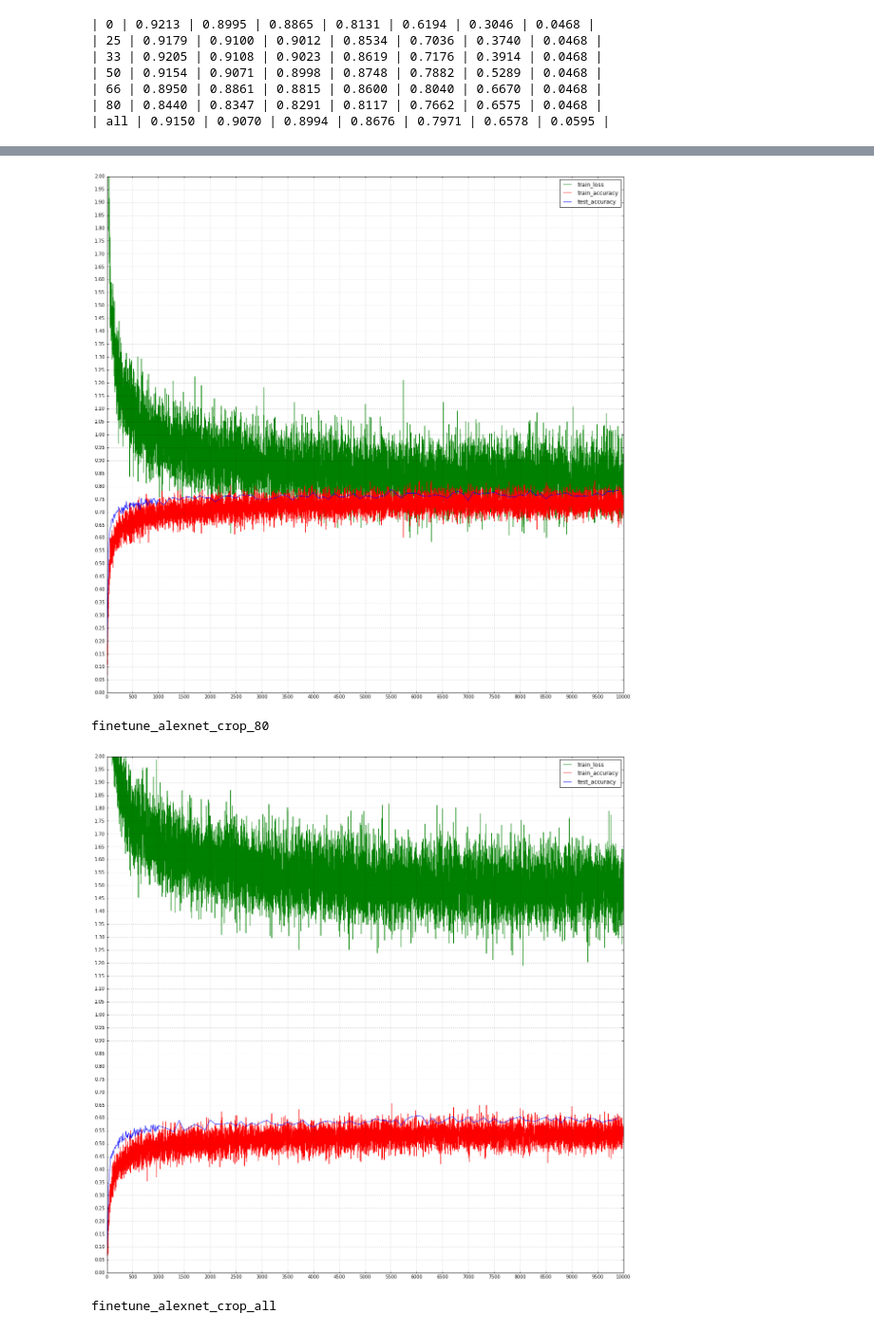
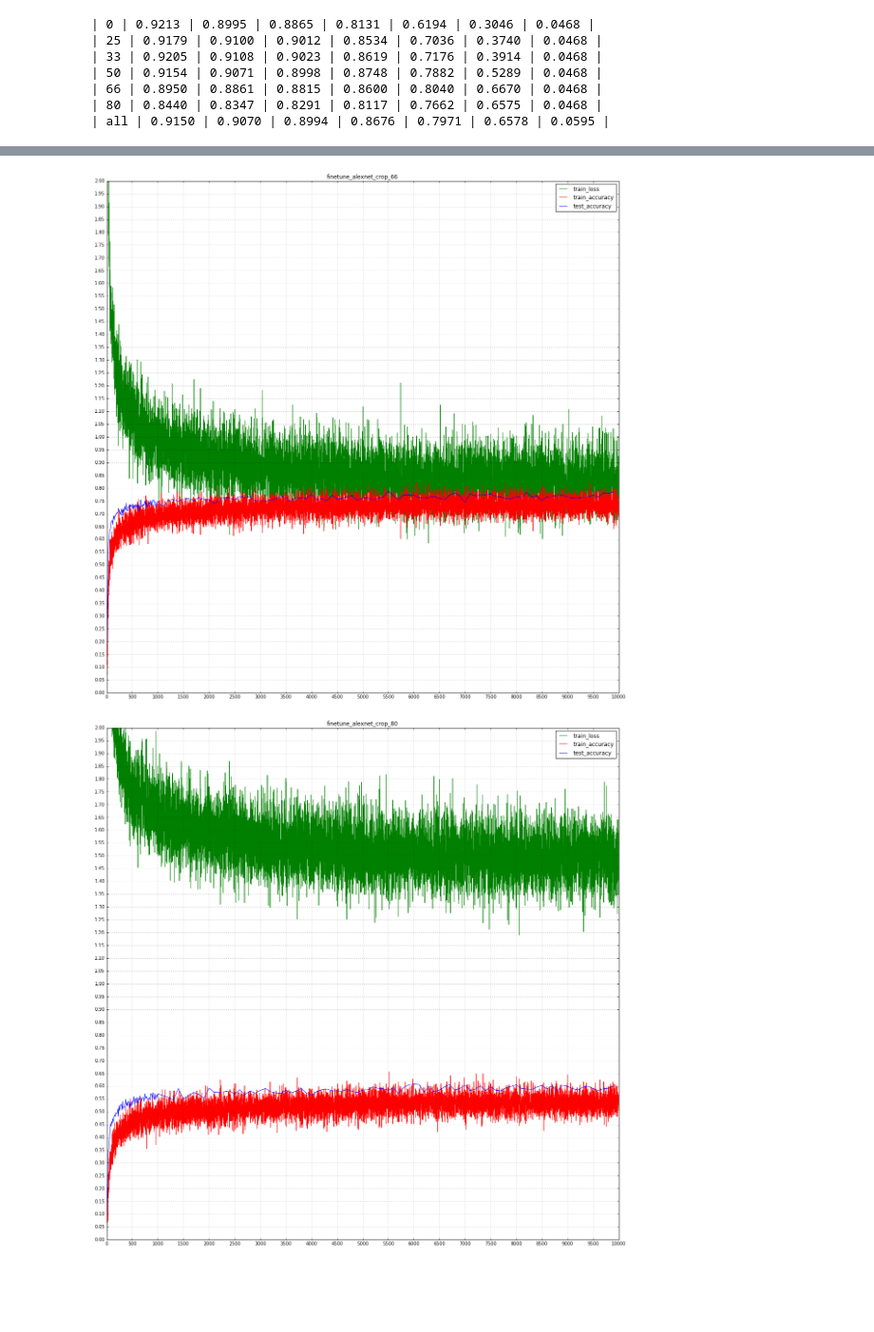
Before and after one commit to Definiter/occlusion-project, a Jupyter notebook: src/visualization.ipynb, the cells around one changed output, grey strips where cells are left out. Shown at 95% size. Drawn from its saved outputs; the diff is of its cells as text; code cells hidden in the pictures; blank space fills up the shorter version.

```diff
--- a/src/visualization.ipynb
+++ b/src/visualization.ipynb
@@ -124,8 +130,7 @@ for i, accuracy in enumerate(accuracies):
 | 80 | 0.8440 | 0.8347 | 0.8291 | 0.8117 | 0.7662 | 0.6575 | 0.0468 |
 | all | 0.9150 | 0.9070 | 0.8994 | 0.8676 | 0.7971 | 0.6578 | 0.0595 |
 # %%
-# Visualize the fine tuning process.
-# Result visualization.
+# Fine tuning visualization.
 from constant import *
 import sys
 import numpy as np
@@ -135,36 +140,42 @@ import cPickle
 %matplotlib inline
 
 plt.rcParams['figure.figsize'] = (20, 20)
-for model_folder in os.listdir(imagenet_root + 'model/'):
-    if model_folder.find('finetune_alexnet') == -1:
-        continue
-    with open('{}model/{}/train_loss.pickle'.format(imagenet_root, model_folder)) as f:
-        train_loss = cPickle.load(f)
-    with open('{}model/{}/train_accuracy.pickle'.format(imagenet_root, model_folder)) as f:
-        train_accuracy = cPickle.load(f)
-    with open('{}model/{}/test_accuracy.pickle'.format(imagenet_root, model_folder)) as f:
-        test_accuracy = cPickle.load(f)
-    keys = sorted(test_accuracy.keys())
-    values = [test_accuracy[key] for key in keys]
-    print model_folder
 
-    # Curves.
-    plt.plot(train_loss, zorder = 0, color = 'g')
-    plt.plot(train_accuracy, zorder = 1, color = 'r')
-    plt.plot(keys, values, zorder = 2, color = 'b')
-    plt.legend(['train_loss', 'train_accuracy', 'test_accuracy'], loc='upper right')
+net_names = ['0', '25', '33', '50', '66', '80', 'all']
+crop_strs = ['crop', 'nocrop']
 
-    # Grid.
-    ax = plt.gca()
-    ax.set_xlim([0, 10000])
-    ax.set_ylim([0, 2])
-    ax.set_xticks(np.arange(0, 10500, 500))
-    ax.set_xticks(np.arange(0, 10500, 500), minor=True)
-    ax.set_yticks(np.arange(0, 2.05, 0.05))
-    ax.set_yticks(np.arange(0, 2.05, 0.05), minor=True)
-    ax.grid(which='both')
-    ax.grid(which='minor', alpha=0.2)
-    ax.grid(which='major', alpha=0.5)
+for crop_str in crop_strs:
+    for net_name in net_names:
+        with open('{}finetune/train_loss_{}_{}.pickle'.format(result_root, crop_str, net_name)) as f:
+            train_loss = cPickle.load(f)
+        with open('{}finetune/train_accuracy_{}_{}.pickle'.format(result_root, crop_str, net_name)) as f:
+            train_accuracy = cPickle.load(f)
+        with open('{}finetune/test_accuracy_{}_{}.pickle'.format(result_root, crop_str, net_name)) as f:
+            test_accuracy = cPickle.load(f)
 
-    plt.show()
+
+        # Title.
+        plt.title('finetune_alexnet_{}_{}'.format(crop_str, net_name))
+
+        # Curves.
+        plt.plot(train_loss, zorder = 0, color = 'g')
+        plt.plot(train_accuracy, zorder = 1, color = 'r')
+        keys = sorted(test_accuracy.keys())
+        values = [test_accuracy[key] for key in keys]
+        plt.plot(keys, values, zorder = 2, color = 'b')
+        plt.legend(['train_loss', 'train_accuracy', 'test_accuracy'], loc='upper right')
+
+        # Grid.
+        ax = plt.gca()
+        ax.set_xlim([0, 10000])
+        ax.set_ylim([0, 2])
+        ax.set_xticks(np.arange(0, 10500, 500))
+        ax.set_xticks(np.arange(0, 10500, 500), minor=True)
+        ax.set_yticks(np.arange(0, 2.05, 0.05))
+        ax.set_yticks(np.arange(0, 2.05, 0.05), minor=True)
+        ax.grid(which='both')
+        ax.grid(which='minor', alpha=0.2)
+        ax.grid(which='major', alpha=0.5)
+
+        plt.show()
 # %% [output]
@@ -180,4 +186,2 @@ finetune_alexnet_crop_66
-[figure, old version]
+[figure, new version]
-finetune_alexnet_crop_80
-[figure, old version]
+[figure, new version]
-finetune_alexnet_crop_all
```
Also changed, not shown: parts of 3 cells of this notebook, 15 other files.
